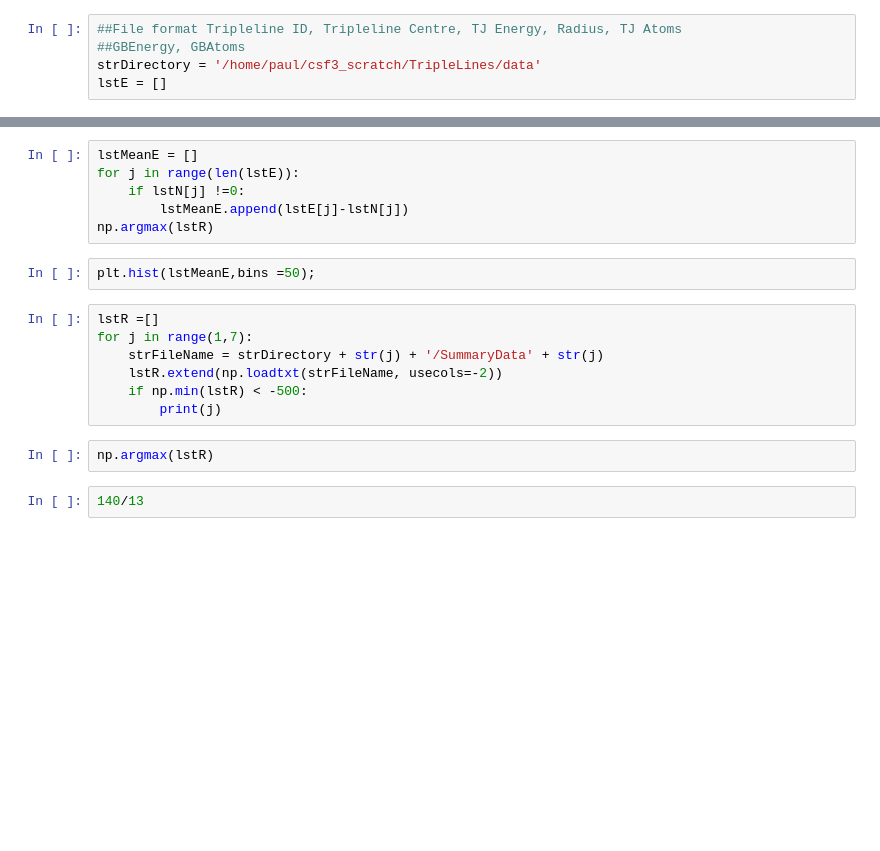
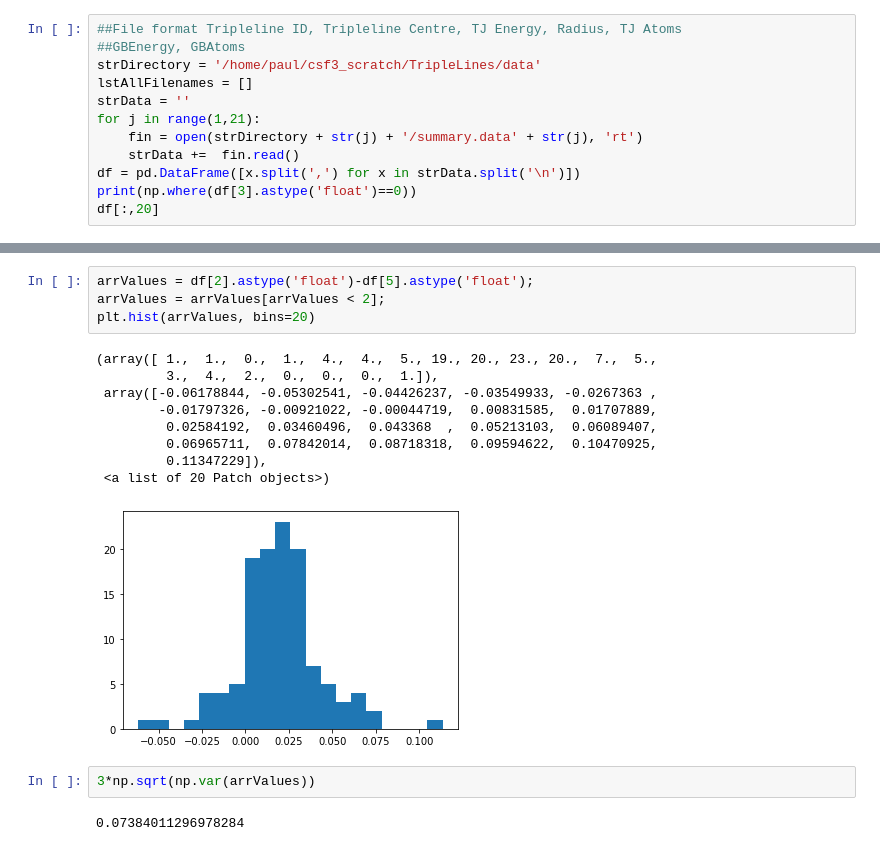
Before and after one commit to PaulTwine/TripleLines.github.io, a Jupyter notebook: DataCollection.ipynb, the cells around one changed output, grey strips where cells are left out. Cells and saved outputs as stored; diff of their text form; blank space fills up the shorter version.

```diff
--- a/DataCollection.ipynb
+++ b/DataCollection.ipynb
@@ -10,4 +11,11 @@ import pandas as pd
 ##File format Tripleline ID, Tripleline Centre, TJ Energy, Radius, TJ Atoms
 ##GBEnergy, GBAtoms
 strDirectory = '/home/paul/csf3_scratch/TripleLines/data'
-lstE = []
+lstAllFilenames = []
+strData = ''
+for j in range(1,21):
+    fin = open(strDirectory + str(j) + '/summary.data' + str(j), 'rt')
+    strData +=  fin.read()
+df = pd.DataFrame([x.split(',') for x in strData.split('\n')])
+print(np.where(df[3].astype('float')==0))
+df[:,20]
@@ -34,19 +22,18 @@ len(lstR)
-# %%
-lstMeanE = []
-for j in range(len(lstE)):
-    if lstN[j] !=0:
-        lstMeanE.append(lstE[j]-lstN[j])
-np.argmax(lstR)
-# %%
-plt.hist(lstMeanE,bins =50);
-# %%
-lstR =[]
-for j in range(1,7):
-    strFileName = strDirectory + str(j) + '/SummaryData' + str(j)
-    lstR.extend(np.loadtxt(strFileName, usecols=-2))
-    if np.min(lstR) < -500:
-        print(j)
-# %%
-np.argmax(lstR)
-# %%
-140/13
+# %%
+arrValues = df[2].astype('float')-df[5].astype('float');
+arrValues = arrValues[arrValues < 2];
+plt.hist(arrValues, bins=20)
+# %% [output]
+(array([ 1.,  1.,  0.,  1.,  4.,  4.,  5., 19., 20., 23., 20.,  7.,  5.,
+         3.,  4.,  2.,  0.,  0.,  0.,  1.]),
+ array([-0.06178844, -0.05302541, -0.04426237, -0.03549933, -0.0267363 ,
+        -0.01797326, -0.00921022, -0.00044719,  0.00831585,  0.01707889,
+         0.02584192,  0.03460496,  0.043368  ,  0.05213103,  0.06089407,
+         0.06965711,  0.07842014,  0.08718318,  0.09594622,  0.10470925,
+         0.11347229]),
+ <a list of 20 Patch objects>)
+[figure, added]
+# %%
+3*np.sqrt(np.var(arrValues))
+# %% [output]
+0.07384011296978284
```
Also changed, not shown: parts of 5 cells of this notebook, 4 other files.
